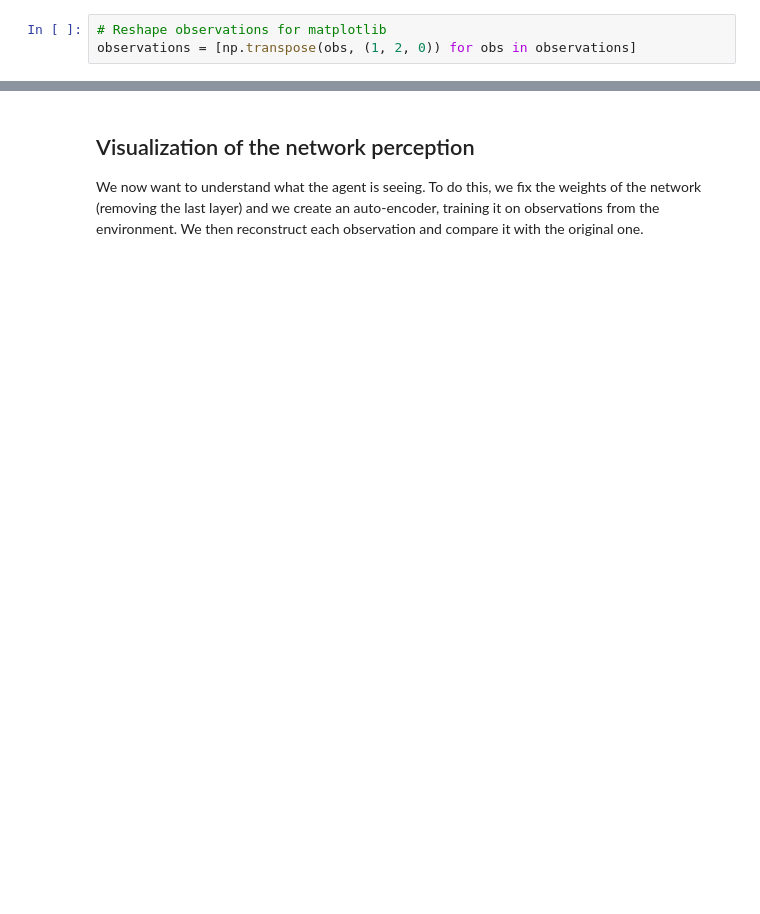
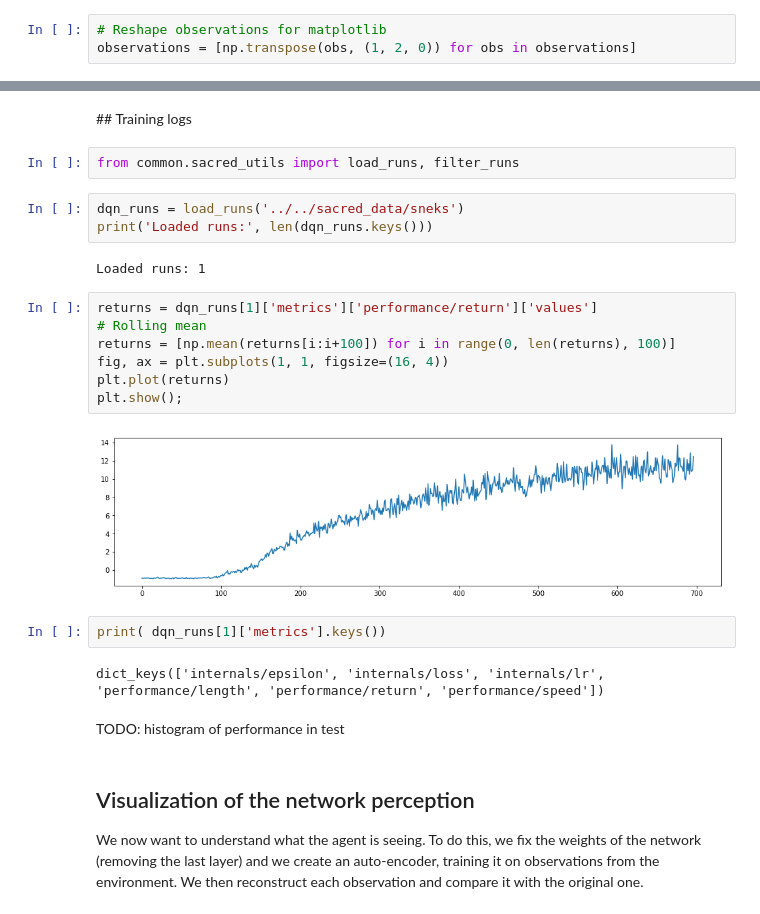
Before and after one commit to nicomon24/sneks-experiments, a Jupyter notebook: analysis/SingleAgent.ipynb, the cells around one changed output, grey strips where cells are left out. Cells and saved outputs as stored; diff of their text form; blank space fills up the shorter version.

```diff
--- a/analysis/SingleAgent.ipynb
+++ b/analysis/SingleAgent.ipynb
@@ -127,6 +126,30 @@ observations = [np.transpose(obs, (1, 2, 0)) for obs in observations]
 display.display(saveualize(observations, 'gifs/qsmall.gif'))
 # %% [output]
 [interactive output not drawn]
+# %% [markdown]
+## Training logs
+# %%
+from common.sacred_utils import load_runs, filter_runs
+# %%
+dqn_runs = load_runs('../../sacred_data/sneks')
+print('Loaded runs:', len(dqn_runs.keys()))
+# %% [output]
+Loaded runs: 1
+# %%
+returns = dqn_runs[1]['metrics']['performance/return']['values']
+# Rolling mean
+returns = [np.mean(returns[i:i+100]) for i in range(0, len(returns), 100)]
+fig, ax = plt.subplots(1, 1, figsize=(16, 4))
+plt.plot(returns)
+plt.show();
+# %% [output]
+[figure, added]
+# %%
+print( dqn_runs[1]['metrics'].keys())
+# %% [output]
+dict_keys(['internals/epsilon', 'internals/loss', 'internals/lr', 'performance/length', 'performance/return', 'performance/speed'])
+# %% [markdown]
+TODO: histogram of performance in test
 # %% [markdown]
 ## Visualization of the network perception
 We now want to understand what the agent is seeing. To do this, we fix the weights of the network (removing the last layer) and we create an auto-encoder, training it on observations from the environment. We then reconstruct each observation and compare it with the original one.
```
Also changed, not shown: parts of 3 cells of this notebook, 6 other files.
